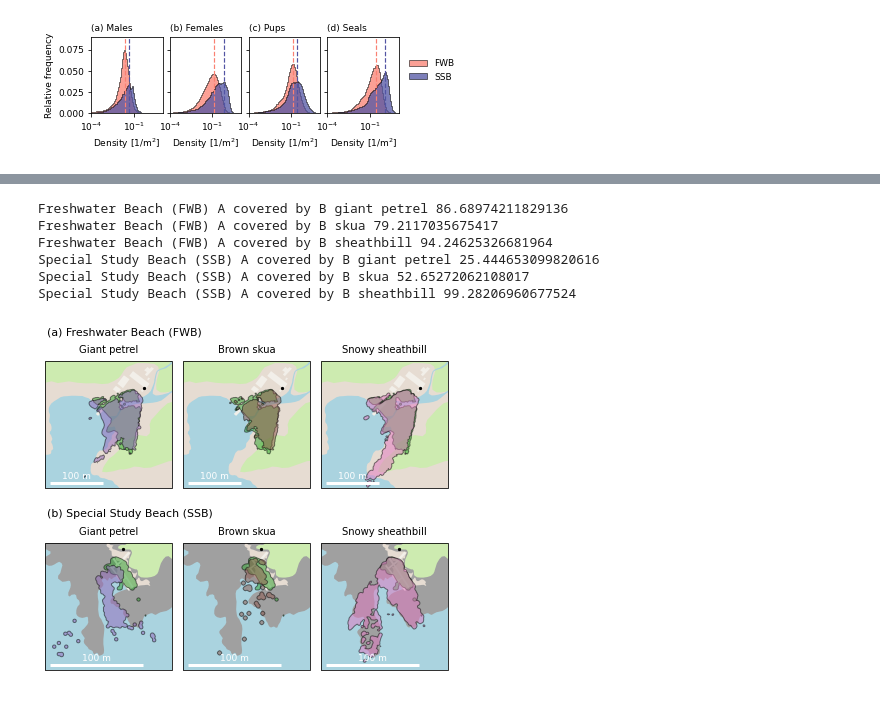
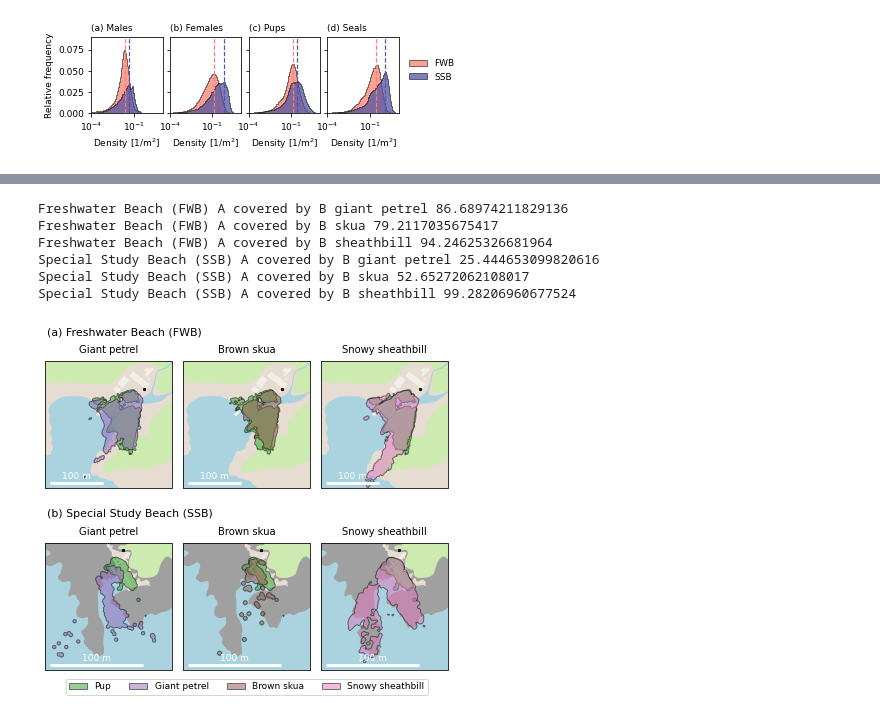
Before and after one commit to fabrylab/AntarcticFurSealDensity, a Jupyter notebook: analysis.ipynb, the cells around one changed output, grey strips where cells are left out. Cells and saved outputs as stored; diff of their text form; code cells hidden in the pictures.

```diff
--- a/analysis.ipynb
+++ b/analysis.ipynb
@@ -885,6 +793,20 @@ for i, species in enumerate(bird_keys):
     median_fwb = group_fwb.median() if len(group_fwb) > 0 else np.nan
     print(f"{display_name}: FWB={median_fwb:.4f}, SSB={median_ssb:.4f}")
 
+    # 95% CI via bootstrapping (non-parametric, good for your skewed ratio data)
+    def bootstrap_ci(data, n=1000, ci=95):
+        boots = [np.median(np.random.choice(data, size=len(data), replace=True)) for _ in range(n)]
+        lo = np.percentile(boots, (100 - ci) / 2)
+        hi = np.percentile(boots, 100 - (100 - ci) / 2)
+        return lo, hi
+
+    if len(group_fwb) > 0:
+        lo, hi = bootstrap_ci(group_fwb.values)
+        print(f"  FWB 95% CI: [{lo:.4f}, {hi:.4f}]")
+    if len(group_ssb) > 0:
+        lo, hi = bootstrap_ci(group_ssb.values)
+        print(f"  SSB 95% CI: [{lo:.4f}, {hi:.4f}]")
+
     # Add Significance Brackets
     if len(group_ssb) > 0 and len(group_fwb) > 0:
         local_max = max(group_ssb.max(), group_fwb.max())
@@ -1285,31 +1285,54 @@ for row_idx, (df, loc_label, x_col, y_col, cam, ge_dataset) in enumerate(row_con
                 resolution=resolution,
                 sigma=sigma,
                 return_shapely=True
             )
             ax.add_geometries(multipolygon_to_gps(cam, mpbird), crs=ccrs.PlateCarree(),
                               facecolor=colors[bird_class], edgecolor="k", alpha=0.5, zorder=5)
 
             print(loc_label,'A covered by B',bird_class,overlap_percent(mp,mpbird,mode="of_a"))
 
         # Set Class Title for EVERY subplot (both rows)
         label_text = labels.get(bird_class, bird_class)
         formatted_label = label_text[0].upper() + label_text[1:]
         ax.set_title(formatted_label, fontsize=10, pad=8)
 
     # Add Row Titles: (a) for row 0, (b) for row 1
     row_prefix = "(a)" if row_idx == 0 else "(b)"
     fig.text(0.03, 0.9 if row_idx == 0 else 0.48, f"{row_prefix} {loc_label}",
              ha='left', va='center', fontsize=11)
 
+
+
+# Build legend handles
+legend_handles = []
+legend_handles.append(
+    patches.Patch(facecolor=colors["pup"], edgecolor="k", alpha=0.5, label=labels["pup"].capitalize())
+)
+for bird_class in bird_columns:
+    label_text = labels[bird_class]
+    formatted_label = label_text[0].upper() + label_text[1:]
+    legend_handles.append(
+        patches.Patch(facecolor=colors[bird_class], edgecolor="k", alpha=0.5, label=formatted_label)
+    )
+
+# Add legend below the subplots
+fig.legend(
+    handles=legend_handles,
+    loc='lower center',
+    ncol=len(legend_handles),
+    fontsize=9,
+    frameon=True,
+    bbox_to_anchor=(0.5, 0.05),
+)
 # Adjust layout to make room for fig.text titles
 plt.tight_layout(rect=[0, 0, 1, 0.95])
 plt.savefig("figures/figure5.png", dpi=300, bbox_inches='tight', facecolor="white")
 plt.show()
 # %% [output]
 Freshwater Beach (FWB) A covered by B giant petrel 86.68974211829136
 Freshwater Beach (FWB) A covered by B skua 79.2117035675417
 Freshwater Beach (FWB) A covered by B sheathbill 94.24625326681964
 Special Study Beach (SSB) A covered by B giant petrel 25.444653099820616
 Special Study Beach (SSB) A covered by B skua 52.65272062108017
 Special Study Beach (SSB) A covered by B sheathbill 99.28206960677524
-[figure, old version]
+[figure, new version]
```
Also changed, not shown: parts of 13 cells of this notebook.
